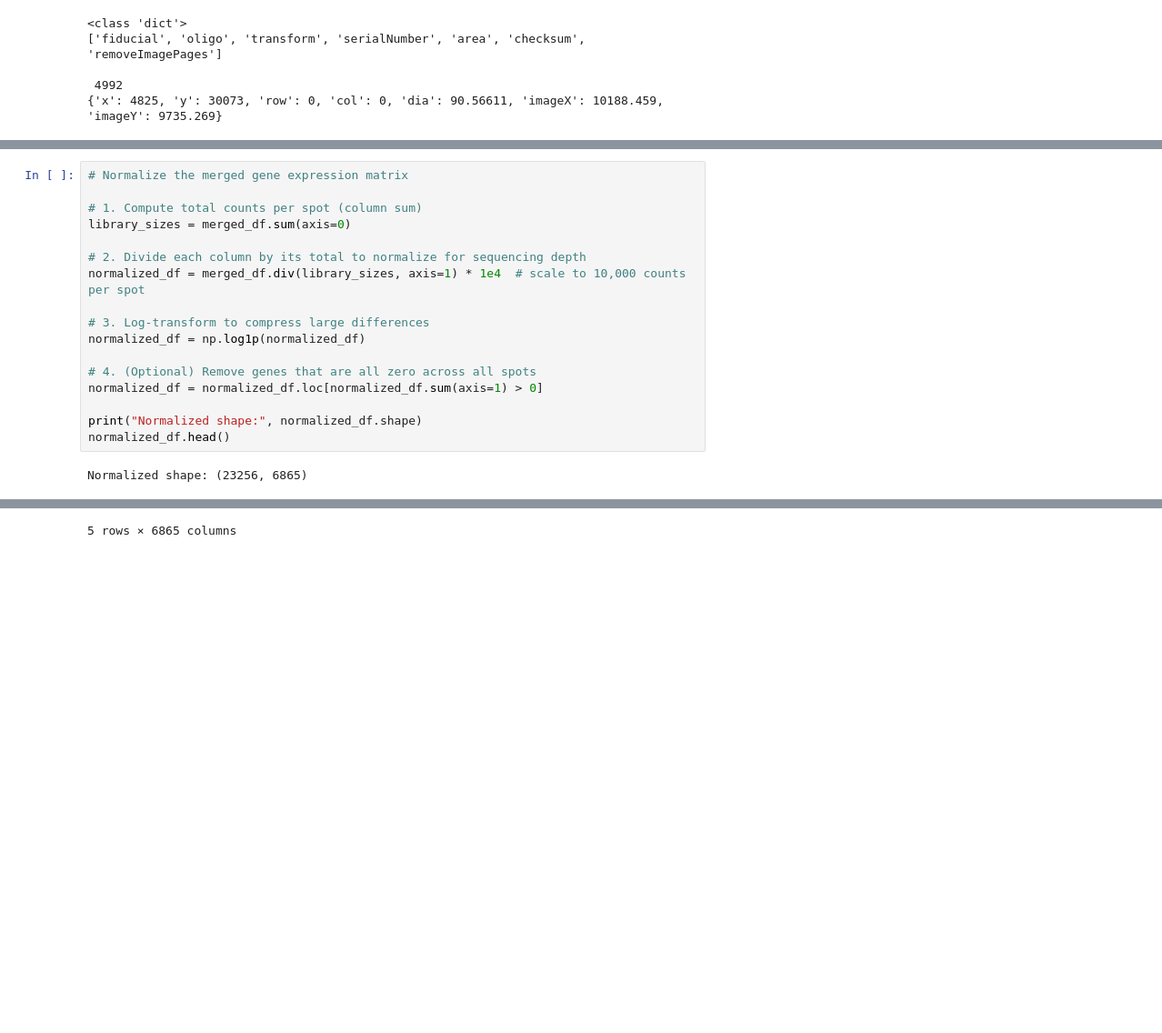
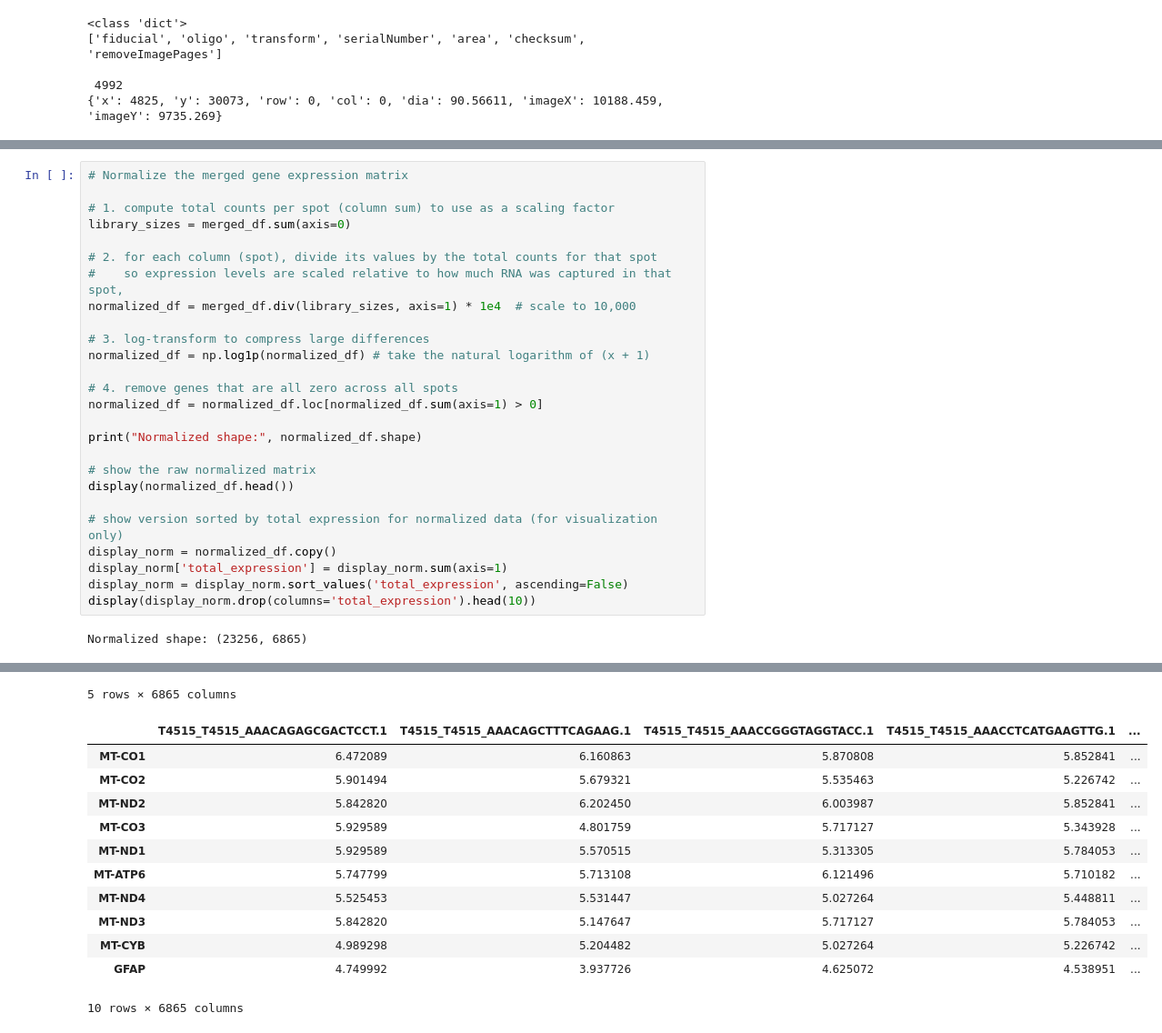
Before and after one commit to josephletobar/parkinsons-spatial-transcriptomics, a Jupyter notebook: parkinsons_analysis.ipynb, the cells around one changed output, grey strips where cells are left out. Shown at 91% size. Cells and saved outputs as stored; diff of their text form; blank space fills up the shorter version.

```diff
--- a/parkinsons_analysis.ipynb
+++ b/parkinsons_analysis.ipynb
@@ -140,26 +189,47 @@ Normalization prepares the merged matrix for downstream dimensionality reduction
 # %%
 # Normalize the merged gene expression matrix
 
-# 1. Compute total counts per spot (column sum)
+# 1. compute total counts per spot (column sum) to use as a scaling factor
 library_sizes = merged_df.sum(axis=0)
 
-# 2. Divide each column by its total to normalize for sequencing depth
-normalized_df = merged_df.div(library_sizes, axis=1) * 1e4  # scale to 10,000 counts per spot
+# 2. for each column (spot), divide its values by the total counts for that spot
+#    so expression levels are scaled relative to how much RNA was captured in that spot,
+normalized_df = merged_df.div(library_sizes, axis=1) * 1e4  # scale to 10,000
 
-# 3. Log-transform to compress large differences
-normalized_df = np.log1p(normalized_df)
+# 3. log-transform to compress large differences
+normalized_df = np.log1p(normalized_df) # take the natural logarithm of (x + 1)
 
-# 4. (Optional) Remove genes that are all zero across all spots
+# 4. remove genes that are all zero across all spots
 normalized_df = normalized_df.loc[normalized_df.sum(axis=1) > 0]
 
 print("Normalized shape:", normalized_df.shape)
-normalized_df.head()
+
+# show the raw normalized matrix
+display(normalized_df.head())
+
+# show version sorted by total expression for normalized data (for visualization only)
+display_norm = normalized_df.copy()
+display_norm['total_expression'] = display_norm.sum(axis=1)
+display_norm = display_norm.sort_values('total_expression', ascending=False)
+display(display_norm.drop(columns='total_expression').head(10))
 # %% [output]
 Normalized shape: (23256, 6865)
 |  | T4515_T4515_AAACAGAGCGACTCCT.1 | T4515_T4515_AAACAGCTTTCAGAAG.1 | T4515_T4515_AAACCGGGTAGGTACC.1 | T4515_T4515_AAACCTCATGAAGTTG.1 | ... |
 | AL627309.1 | 0.0 | 0.0 | 0.0 | 0.0 | ... |
 | AL627309.5 | 0.0 | 0.0 | 0.0 | 0.0 | ... |
 | LINC01409 | 0.0 | 0.0 | 0.0 | 0.0 | ... |
 | FAM87B | 0.0 | 0.0 | 0.0 | 0.0 | ... |
 | LINC01128 | 0.0 | 0.0 | 0.0 | 0.0 | ... |
 5 rows × 6865 columns
+|  | T4515_T4515_AAACAGAGCGACTCCT.1 | T4515_T4515_AAACAGCTTTCAGAAG.1 | T4515_T4515_AAACCGGGTAGGTACC.1 | T4515_T4515_AAACCTCATGAAGTTG.1 | ... |
+| MT-CO1 | 6.472089 | 6.160863 | 5.870808 | 5.852841 | ... |
+| MT-CO2 | 5.901494 | 5.679321 | 5.535463 | 5.226742 | ... |
+| MT-ND2 | 5.842820 | 6.202450 | 6.003987 | 5.852841 | ... |
+| MT-CO3 | 5.929589 | 4.801759 | 5.717127 | 5.343928 | ... |
+| MT-ND1 | 5.929589 | 5.570515 | 5.313305 | 5.784053 | ... |
+| MT-ATP6 | 5.747799 | 5.713108 | 6.121496 | 5.710182 | ... |
+| MT-ND4 | 5.525453 | 5.531447 | 5.027264 | 5.448811 | ... |
+| MT-ND3 | 5.842820 | 5.147647 | 5.717127 | 5.784053 | ... |
+| MT-CYB | 4.989298 | 5.204482 | 5.027264 | 5.226742 | ... |
+| GFAP | 4.749992 | 3.937726 | 4.625072 | 4.538951 | ... |
+10 rows × 6865 columns
```
Also changed, not shown: parts of 6 cells of this notebook.
